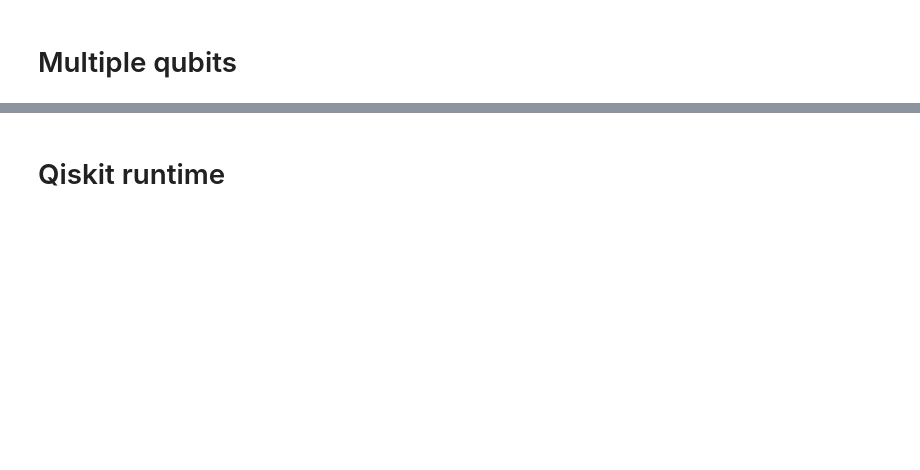
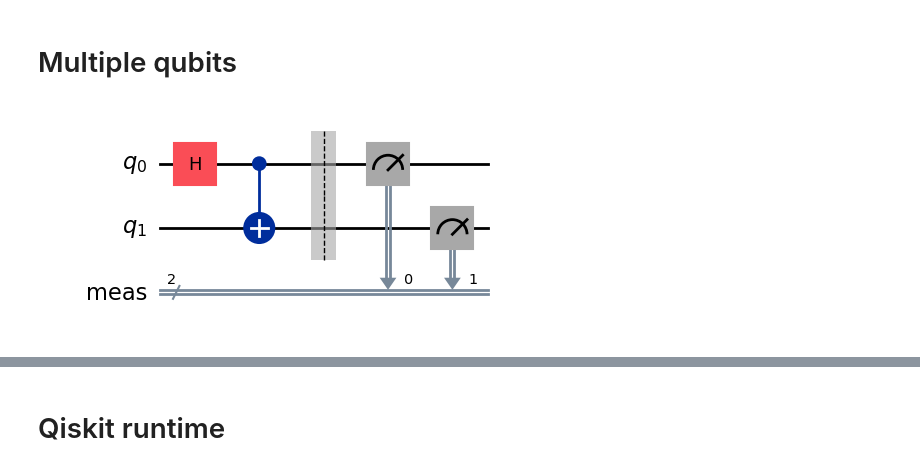
Before and after one commit to DuarteMagano/Hello-Quantum-World, a Jupyter notebook: tutorial_master.ipynb, the cells around one changed output, grey strips where cells are left out. Saved outputs shown, nothing was run; the diff lists cells and outputs as text; code cells hidden in the pictures; blank space fills up the shorter version.

```diff
--- a/tutorial_master.ipynb
+++ b/tutorial_master.ipynb
@@ -198,2 +201,12 @@ plot_histogram(counts)
 # %% [markdown]
 # Multiple qubits
+# %%
+qc = QuantumCircuit(2)
+
+qc.h(0)
+qc.cx(0, 1)
+qc.measure_all()
+
+qc.draw('mpl')
+# %% [output]
+[figure, added]
```
Also changed, not shown: parts of 24 cells of this notebook.
